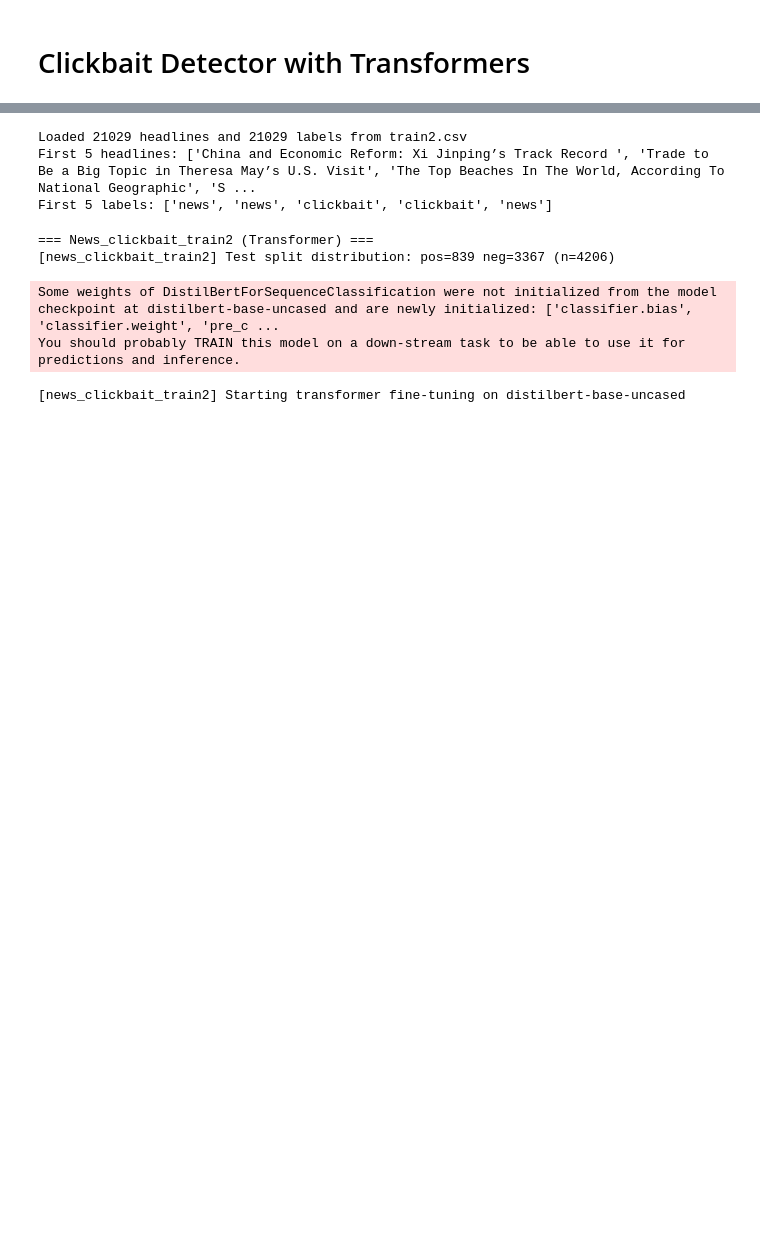
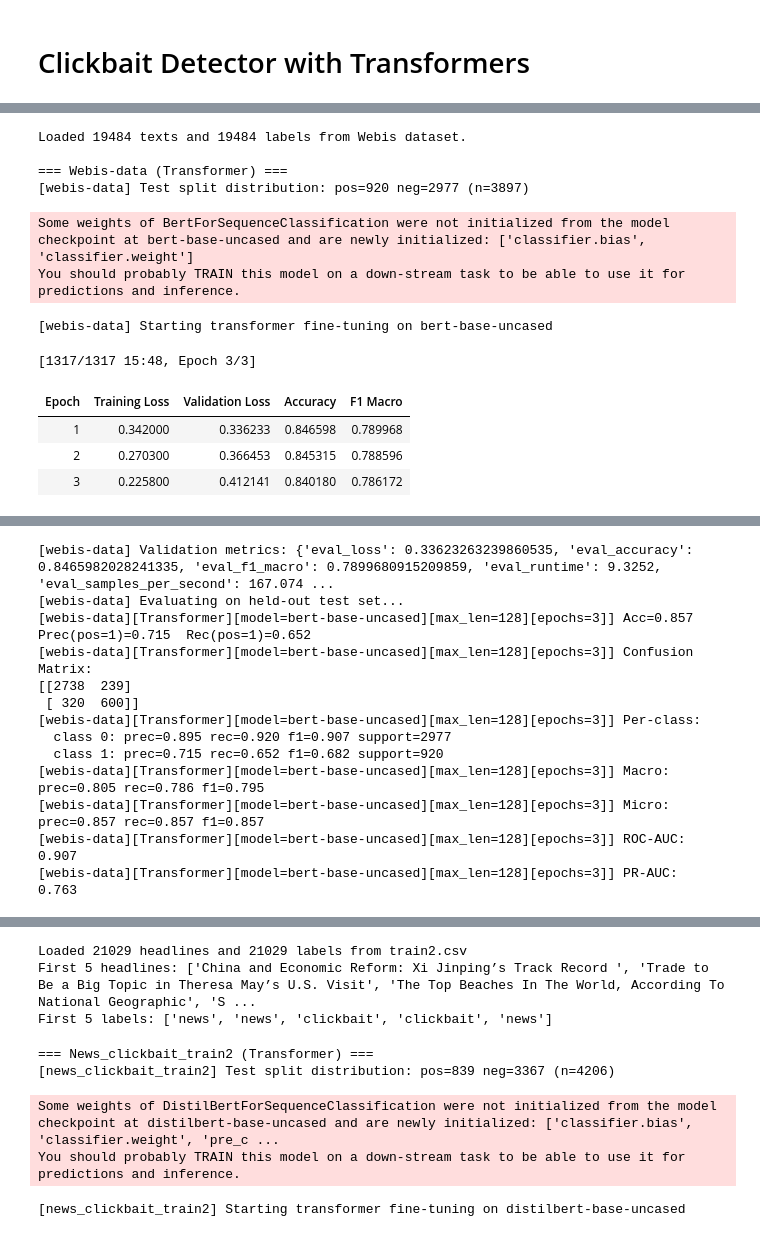
Before and after one commit to rexsheikh/nlp-clickbait-detector, a Jupyter notebook: transformers_notebook.ipynb, the cells around one changed output, grey strips where cells are left out. Cells and saved outputs as stored; diff of their text form; code cells hidden in the pictures; blank space fills up the shorter version.

```diff
--- a/transformers_notebook.ipynb
+++ b/transformers_notebook.ipynb
@@ -362,0 +413,30 @@ You should probably TRAIN this model on a down-stream task to be able to use it
+# %%
+X_texts_webis, y_webis = get_texts_labels_for('webis')
+print(f"Loaded {len(X_texts_webis)} texts and {len(y_webis)} labels from Webis dataset.")
+
+run_for_dataset(
+    dataset="webis-data",
+    X_texts_arg=X_texts_webis,
+    y_arg=y_webis,
+    model_name="bert-base-uncased",
+    max_length=128,
+    batch_size=32,
+    num_epochs=3,
+    learning_rate=2e-5,
+    weight_decay=0.01,
+    seed=42,
+    output_dir="transformer_clickbait_results",
+)
+# %% [output]
+Loaded 19484 texts and 19484 labels from Webis dataset.
+
+=== Webis-data (Transformer) ===
+[webis-data] Test split distribution: pos=920 neg=2977 (n=3897)
+Some weights of BertForSequenceClassification were not initialized from the model checkpoint at bert-base-uncased and are newly initialized: ['classifier.bias', 'classifier.weight']
+You should probably TRAIN this model on a down-stream task to be able to use it for predictions and inference.
+[webis-data] Starting transformer fine-tuning on bert-base-uncased
+[1317/1317 15:48, Epoch 3/3]
+| Epoch | Training Loss | Validation Loss | Accuracy | F1 Macro |
+| 1 | 0.342000 | 0.336233 | 0.846598 | 0.789968 |
+| 2 | 0.270300 | 0.366453 | 0.845315 | 0.788596 |
+| 3 | 0.225800 | 0.412141 | 0.840180 | 0.786172 |
@@ -363,3 +444,16 @@ You should probably TRAIN this model on a down-stream task to be able to use it
+[webis-data] Validation metrics: {'eval_loss': 0.33623263239860535, 'eval_accuracy': 0.8465982028241335, 'eval_f1_macro': 0.7899680915209859, 'eval_runtime': 9.3252, 'eval_samples_per_second': 167.074 ...
+[webis-data] Evaluating on held-out test set...
+[webis-data][Transformer][model=bert-base-uncased][max_len=128][epochs=3]] Acc=0.857  Prec(pos=1)=0.715  Rec(pos=1)=0.652
+[webis-data][Transformer][model=bert-base-uncased][max_len=128][epochs=3]] Confusion Matrix:
+[[2738  239]
+ [ 320  600]]
+[webis-data][Transformer][model=bert-base-uncased][max_len=128][epochs=3]] Per-class:
+  class 0: prec=0.895 rec=0.920 f1=0.907 support=2977
+  class 1: prec=0.715 rec=0.652 f1=0.682 support=920
+[webis-data][Transformer][model=bert-base-uncased][max_len=128][epochs=3]] Macro: prec=0.805 rec=0.786 f1=0.795
+[webis-data][Transformer][model=bert-base-uncased][max_len=128][epochs=3]] Micro: prec=0.857 rec=0.857 f1=0.857
+[webis-data][Transformer][model=bert-base-uncased][max_len=128][epochs=3]] ROC-AUC: 0.907
+[webis-data][Transformer][model=bert-base-uncased][max_len=128][epochs=3]] PR-AUC:  0.763
 # %%
 import pandas as pd
 
```
Also changed, not shown: parts of 9 cells of this notebook, 29 other files.
